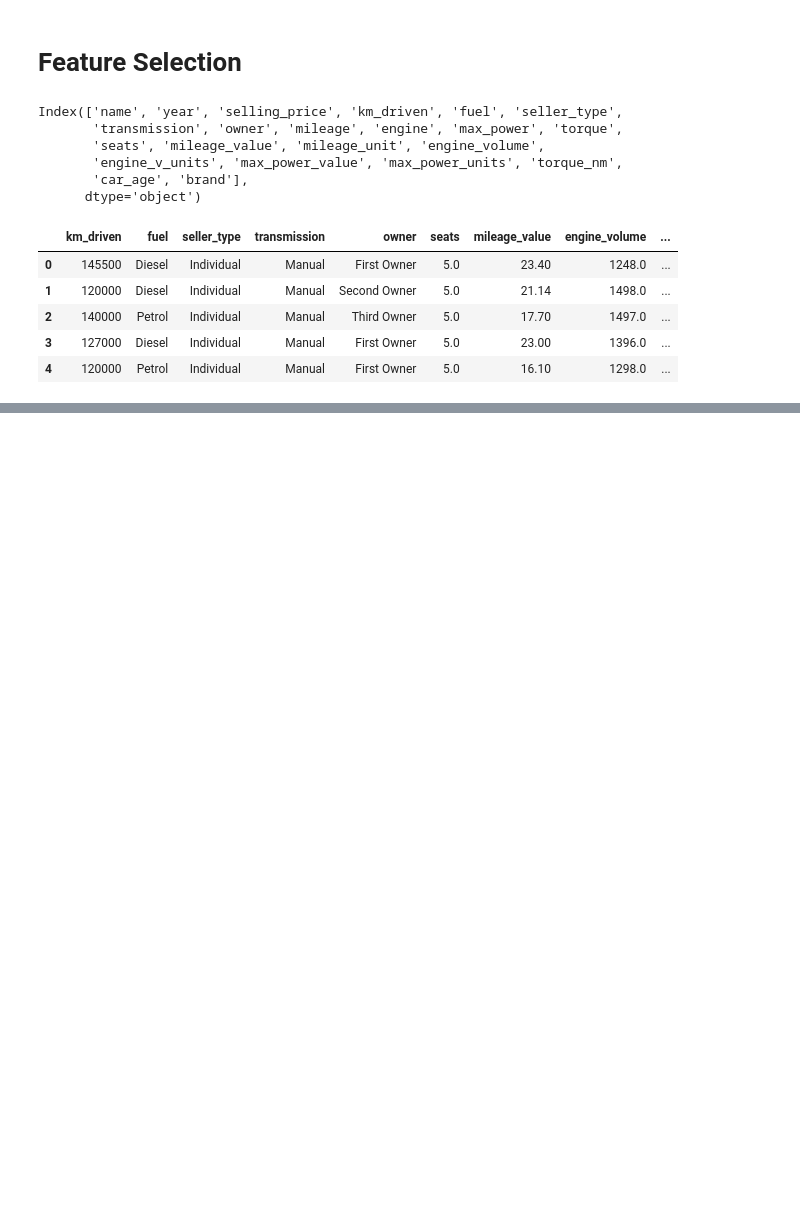
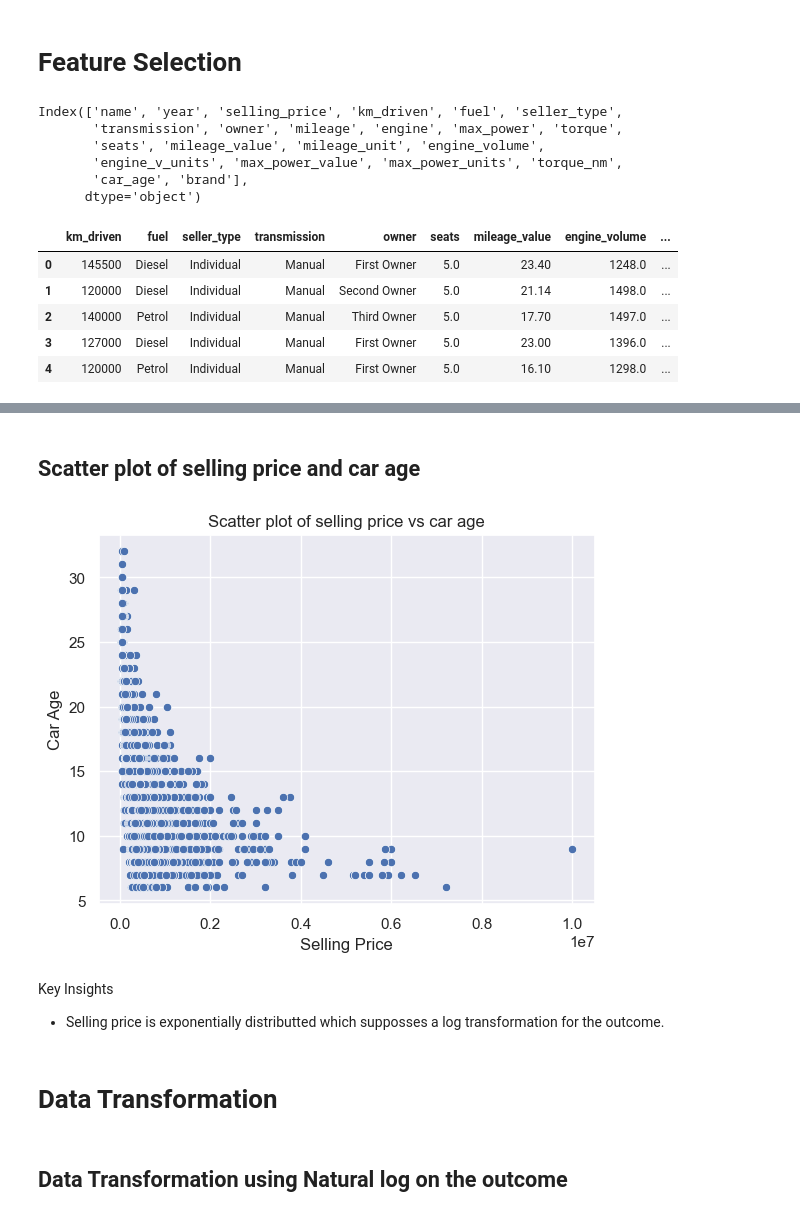
Before and after one commit to kjkyagambiddwa/OIBSIP, a Jupyter notebook: DataScience-Task3-CarPricePrediction/Car_Price_Prediction.ipynb, the cells around one changed output, grey strips where cells are left out. Drawn from its saved outputs; the diff is of its cells as text; code cells hidden in the pictures; blank space fills up the shorter version.

```diff
--- a/DataScience-Task3-CarPricePrediction/Car_Price_Prediction.ipynb
+++ b/DataScience-Task3-CarPricePrediction/Car_Price_Prediction.ipynb
@@ -280,0 +312,17 @@ df_cleaned.head()
+# %% [markdown]
+## Scatter plot  of selling price and car age
+# %%
+sns.scatterplot(data=df_cleaned, x="selling_price", y="car_age")
+plt.title("Scatter plot of selling price vs car age")
+plt.xlabel("Selling Price")
+plt.ylabel("Car Age")
+plt.show()
+# %% [output]
+[figure, added]
+# %% [markdown]
+Key Insights
+- Selling price is exponentially distributted which supposses a log transformation for the outcome.
+# %% [markdown]
+# Data Transformation
+# %% [markdown]
+## Data Transformation using Natural log on the outcome
```
Also changed, not shown: parts of 21 cells of this notebook.
